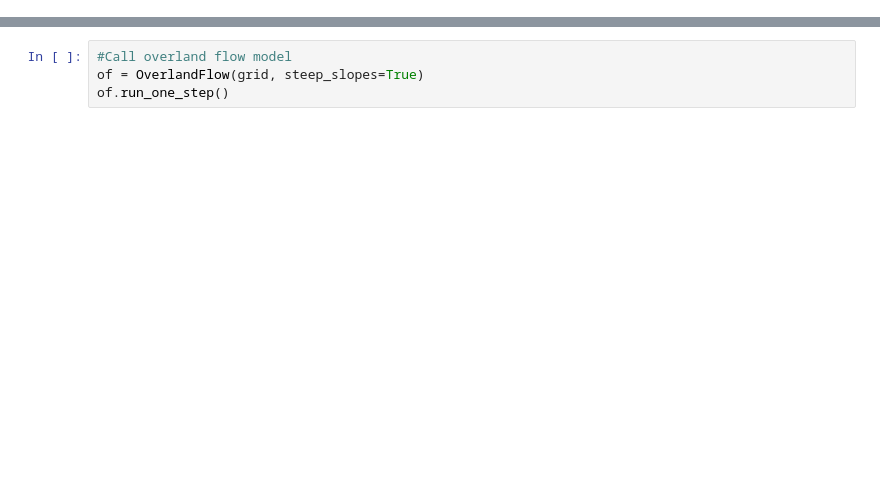
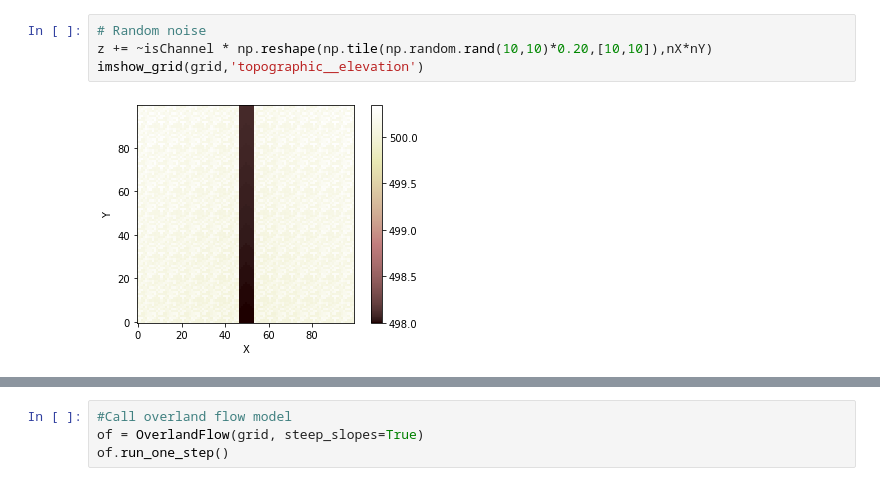
Before and after one commit to espin-2020/fluvial, a Jupyter notebook: 2D_Flow/Overland-Channel.ipynb, the cells around one changed output, grey strips where cells are left out. Cells and saved outputs as stored; diff of their text form; blank space fills up the shorter version.

```diff
--- a/2D_Flow/Overland-Channel.ipynb
+++ b/2D_Flow/Overland-Channel.ipynb
@@ -47,0 +52,6 @@ imshow_grid(grid,'topographic__elevation')
+# %%
+# Random noise
+z += ~isChannel * np.reshape(np.tile(np.random.rand(10,10)*0.20,[10,10]),nX*nY)
+imshow_grid(grid,'topographic__elevation')
+# %% [output]
+[figure, added]
```
Also changed, not shown: parts of 12 cells of this notebook.
